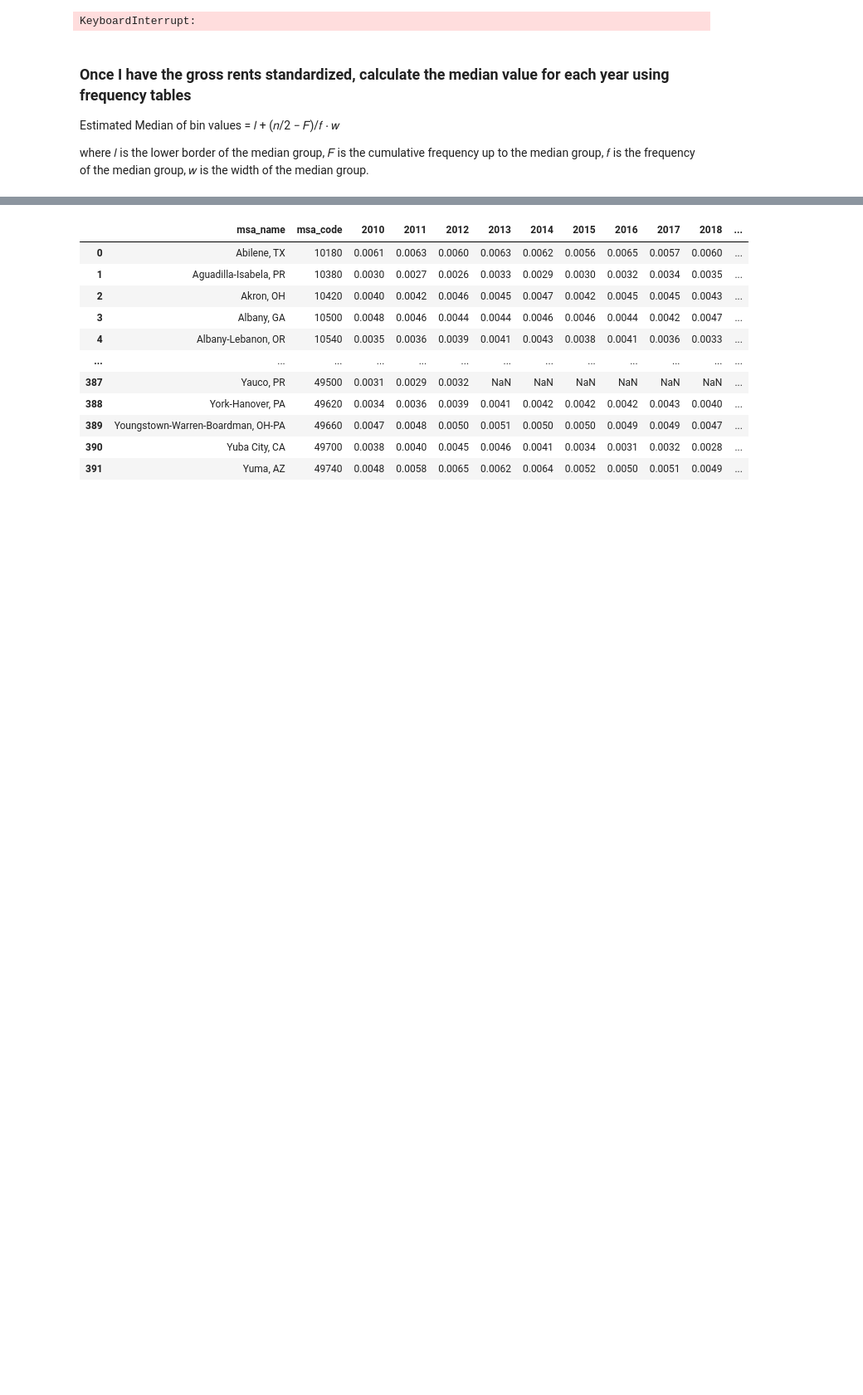
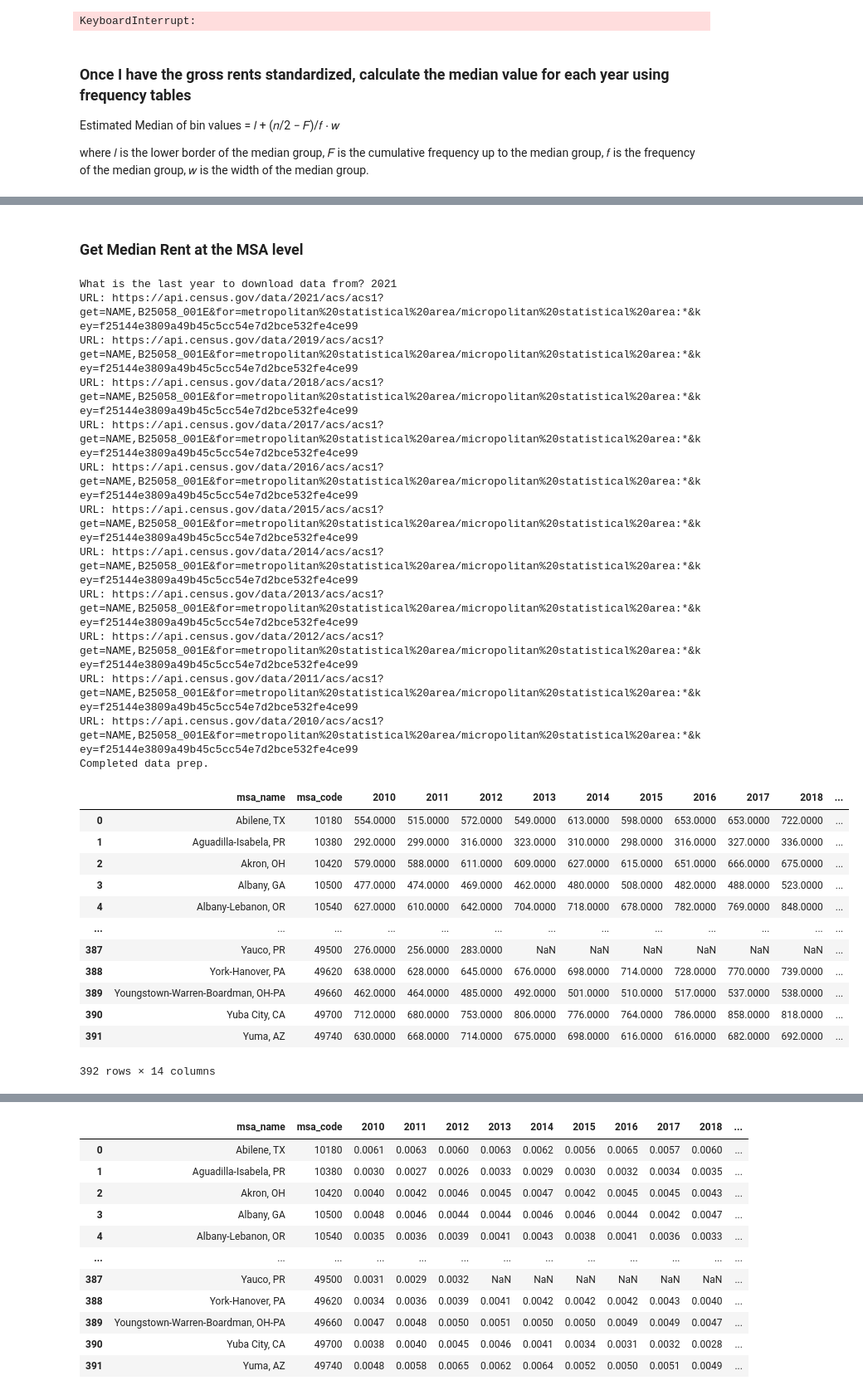
Before and after one commit to AustinJamesWolff/housing_supply_and_demand, a Jupyter notebook: census_api.ipynb, the cells around one changed output, grey strips where cells are left out. Shown at 83% size. Drawn from its saved outputs; the diff is of its cells as text; code cells hidden in the pictures; blank space fills up the shorter version.

```diff
--- a/census_api.ipynb
+++ b/census_api.ipynb
@@ -1739,0 +1251,37 @@ URL: https://api.census.gov/data/2018/acs/acs1?get=NAME,B25058_001E&for=metropol
+# %% [markdown]
+### Get Median Rent at the MSA level
+# %%
+# Run the API download function
+median_rent_msa = download_and_format_msa_census_data(
+    census_code="B25058_001E",
+    census_code_meaning="median_rent_msa",
+    end_year=end_year
+)
+median_rent_msa
+# %% [output]
+What is the last year to download data from? 2021
+URL: https://api.census.gov/data/2021/acs/acs1?get=NAME,B25058_001E&for=metropolitan%20statistical%20area/micropolitan%20statistical%20area:*&key=f25144e3809a49b45c5cc54e7d2bce532fe4ce99
+URL: https://api.census.gov/data/2019/acs/acs1?get=NAME,B25058_001E&for=metropolitan%20statistical%20area/micropolitan%20statistical%20area:*&key=f25144e3809a49b45c5cc54e7d2bce532fe4ce99
+URL: https://api.census.gov/data/2018/acs/acs1?get=NAME,B25058_001E&for=metropolitan%20statistical%20area/micropolitan%20statistical%20area:*&key=f25144e3809a49b45c5cc54e7d2bce532fe4ce99
+URL: https://api.census.gov/data/2017/acs/acs1?get=NAME,B25058_001E&for=metropolitan%20statistical%20area/micropolitan%20statistical%20area:*&key=f25144e3809a49b45c5cc54e7d2bce532fe4ce99
+URL: https://api.census.gov/data/2016/acs/acs1?get=NAME,B25058_001E&for=metropolitan%20statistical%20area/micropolitan%20statistical%20area:*&key=f25144e3809a49b45c5cc54e7d2bce532fe4ce99
+URL: https://api.census.gov/data/2015/acs/acs1?get=NAME,B25058_001E&for=metropolitan%20statistical%20area/micropolitan%20statistical%20area:*&key=f25144e3809a49b45c5cc54e7d2bce532fe4ce99
+URL: https://api.census.gov/data/2014/acs/acs1?get=NAME,B25058_001E&for=metropolitan%20statistical%20area/micropolitan%20statistical%20area:*&key=f25144e3809a49b45c5cc54e7d2bce532fe4ce99
+URL: https://api.census.gov/data/2013/acs/acs1?get=NAME,B25058_001E&for=metropolitan%20statistical%20area/micropolitan%20statistical%20area:*&key=f25144e3809a49b45c5cc54e7d2bce532fe4ce99
+URL: https://api.census.gov/data/2012/acs/acs1?get=NAME,B25058_001E&for=metropolitan%20statistical%20area/micropolitan%20statistical%20area:*&key=f25144e3809a49b45c5cc54e7d2bce532fe4ce99
+URL: https://api.census.gov/data/2011/acs/acs1?get=NAME,B25058_001E&for=metropolitan%20statistical%20area/micropolitan%20statistical%20area:*&key=f25144e3809a49b45c5cc54e7d2bce532fe4ce99
+URL: https://api.census.gov/data/2010/acs/acs1?get=NAME,B25058_001E&for=metropolitan%20statistical%20area/micropolitan%20statistical%20area:*&key=f25144e3809a49b45c5cc54e7d2bce532fe4ce99
+Completed data prep.
+|  | msa_name | msa_code | 2010 | 2011 | 2012 | 2013 | 2014 | 2015 | 2016 | 2017 | 2018 | ... |
+| 0 | Abilene, TX | 10180 | 554.0000 | 515.0000 | 572.0000 | 549.0000 | 613.0000 | 598.0000 | 653.0000 | 653.0000 | 722.0000 | ... |
+| 1 | Aguadilla-Isabela, PR | 10380 | 292.0000 | 299.0000 | 316.0000 | 323.0000 | 310.0000 | 298.0000 | 316.0000 | 327.0000 | 336.0000 | ... |
+| 2 | Akron, OH | 10420 | 579.0000 | 588.0000 | 611.0000 | 609.0000 | 627.0000 | 615.0000 | 651.0000 | 666.0000 | 675.0000 | ... |
+| 3 | Albany, GA | 10500 | 477.0000 | 474.0000 | 469.0000 | 462.0000 | 480.0000 | 508.0000 | 482.0000 | 488.0000 | 523.0000 | ... |
+| 4 | Albany-Lebanon, OR | 10540 | 627.0000 | 610.0000 | 642.0000 | 704.0000 | 718.0000 | 678.0000 | 782.0000 | 769.0000 | 848.0000 | ... |
+| ... | ... | ... | ... | ... | ... | ... | ... | ... | ... | ... | ... | ... |
+| 387 | Yauco, PR | 49500 | 276.0000 | 256.0000 | 283.0000 | NaN | NaN | NaN | NaN | NaN | NaN | ... |
+| 388 | York-Hanover, PA | 49620 | 638.0000 | 628.0000 | 645.0000 | 676.0000 | 698.0000 | 714.0000 | 728.0000 | 770.0000 | 739.0000 | ... |
+| 389 | Youngstown-Warren-Boardman, OH-PA | 49660 | 462.0000 | 464.0000 | 485.0000 | 492.0000 | 501.0000 | 510.0000 | 517.0000 | 537.0000 | 538.0000 | ... |
+| 390 | Yuba City, CA | 49700 | 712.0000 | 680.0000 | 753.0000 | 806.0000 | 776.0000 | 764.0000 | 786.0000 | 858.0000 | 818.0000 | ... |
+| 391 | Yuma, AZ | 49740 | 630.0000 | 668.0000 | 714.0000 | 675.0000 | 698.0000 | 616.0000 | 616.0000 | 682.0000 | 692.0000 | ... |
+392 rows × 14 columns
```
Also changed, not shown: parts of 25 cells of this notebook, 5 other files.
